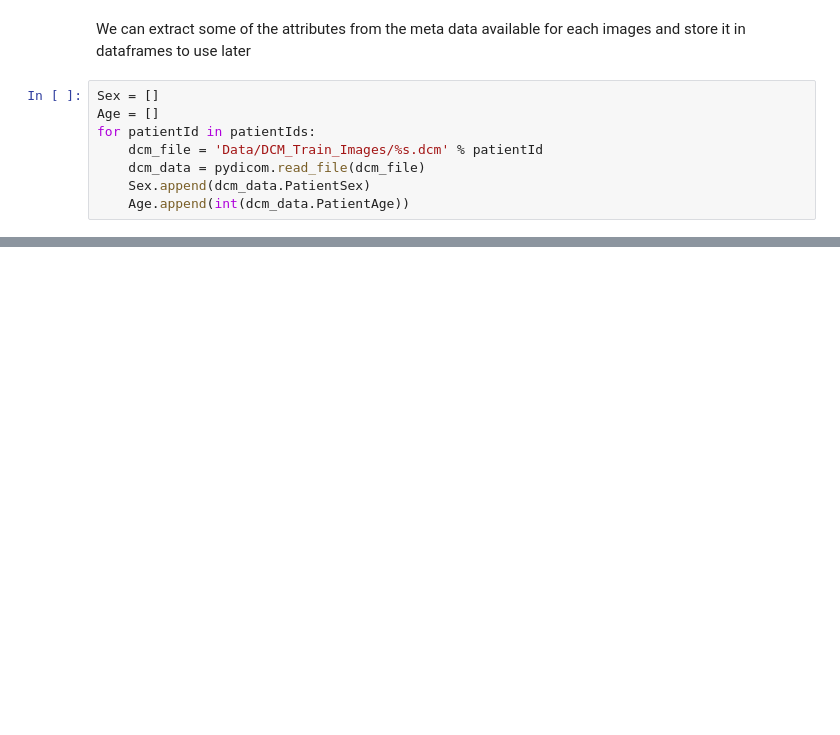
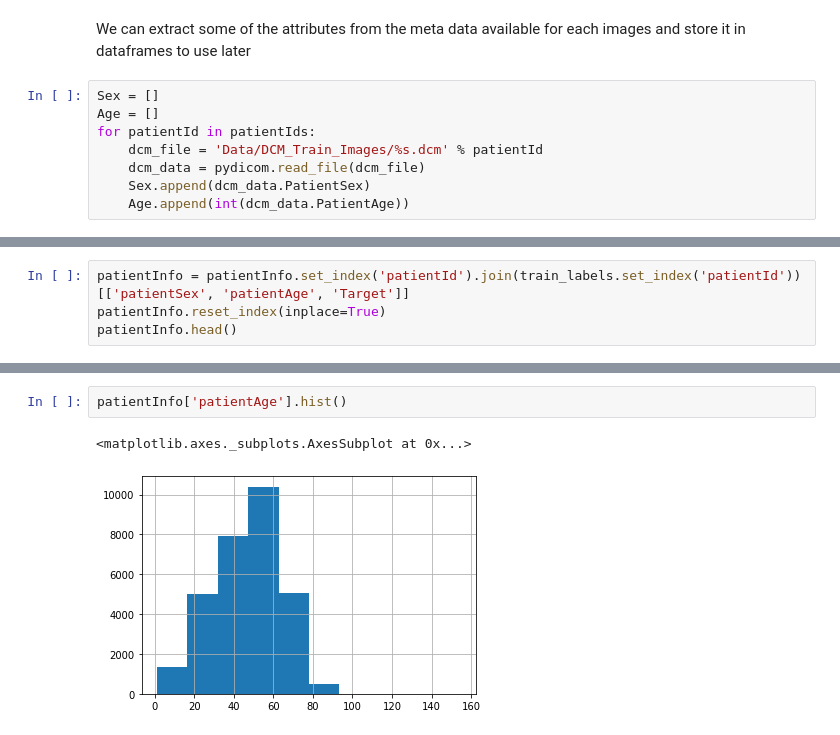
Before and after one commit to aimllearning/CapstoneProject, a Jupyter notebook: CapstoneProject_CV.ipynb, the cells around one changed output, grey strips where cells are left out. Cells and saved outputs as stored; diff of their text form; blank space fills up the shorter version.

```diff
--- a/CapstoneProject_CV.ipynb
+++ b/CapstoneProject_CV.ipynb
@@ -146,0 +170,4 @@ patientInfo.dtypes
+# %%
+patientInfo = patientInfo.set_index('patientId').join(train_labels.set_index('patientId'))[['patientSex', 'patientAge', 'Target']]
+patientInfo.reset_index(inplace=True)
+patientInfo.head()
@@ -146,0 +208,5 @@ patientInfo.dtypes
+# %%
+patientInfo['patientAge'].hist()
+# %% [output]
+<matplotlib.axes._subplots.AxesSubplot at 0x...>
+[figure, added]
```
Also changed, not shown: parts of 20 cells of this notebook.
